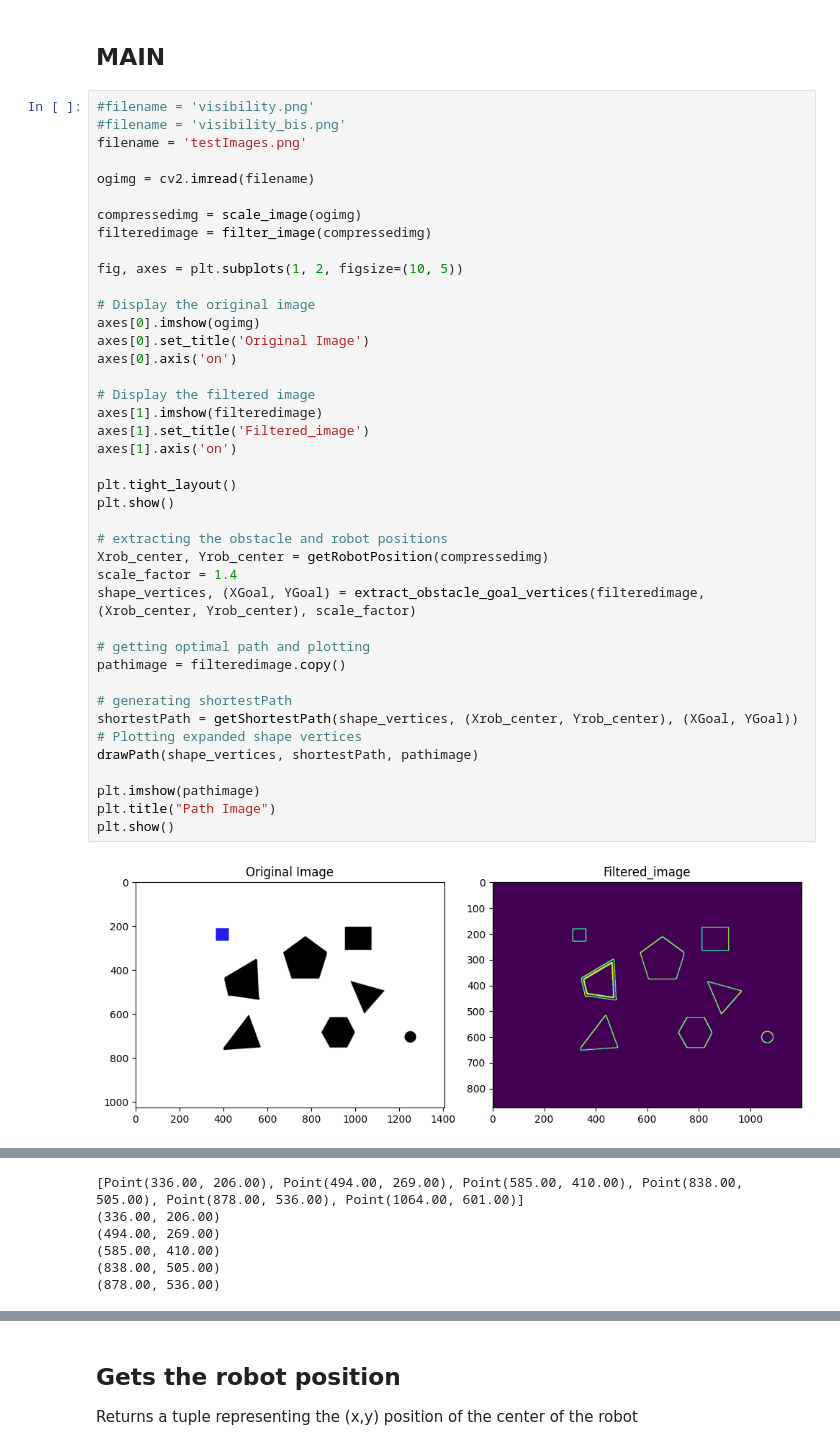
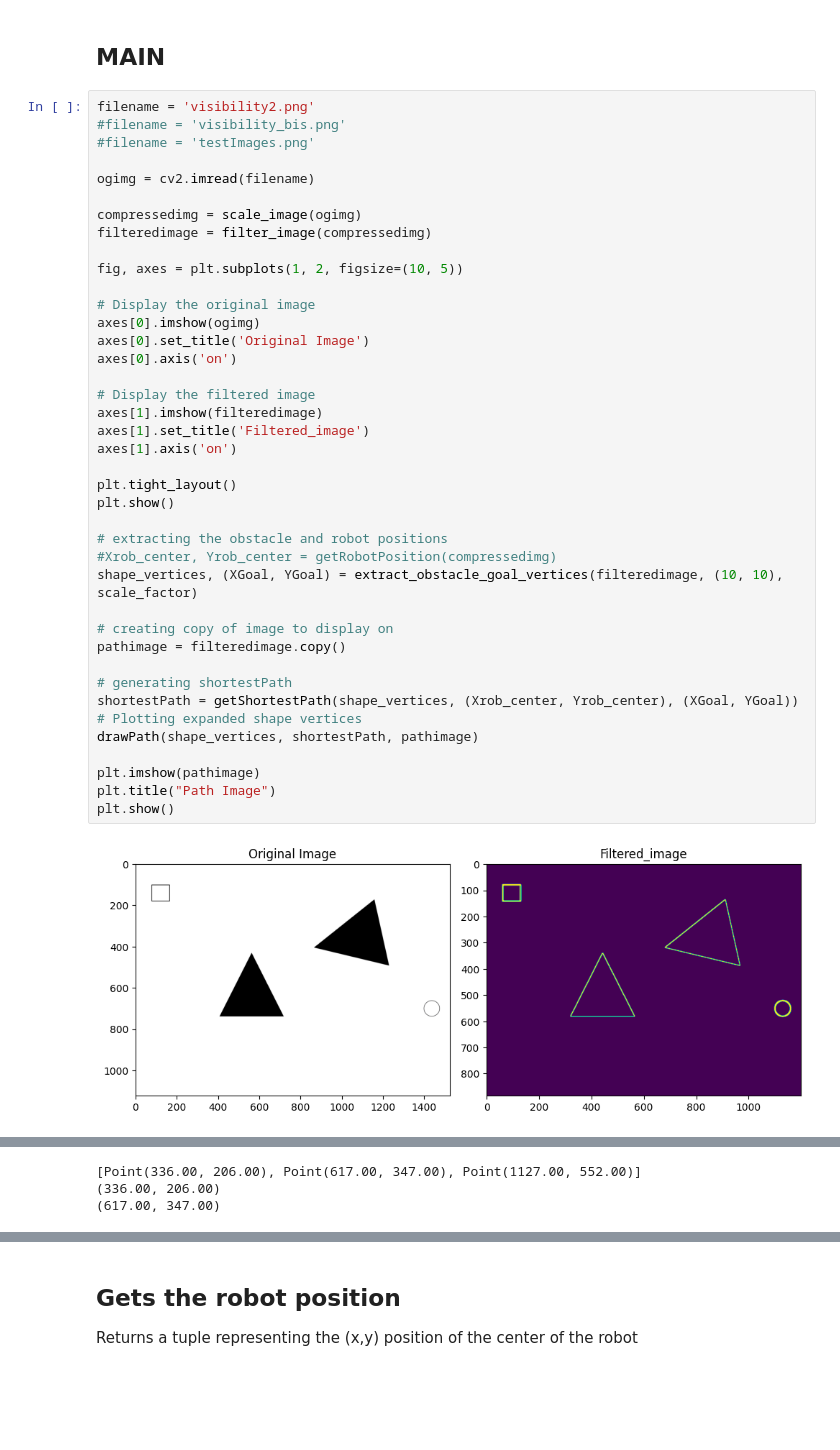
Before and after one commit to Owhenthesaints/Project_Basics_For_Mobile_Robotics, a Jupyter notebook: dependencies/CV and Path Planning Functions.ipynb, the cells around one changed output, grey strips where cells are left out. Cells and saved outputs as stored; diff of their text form; blank space fills up the shorter version.

```diff
--- a/dependencies/CV and Path Planning Functions.ipynb
+++ b/dependencies/CV and Path Planning Functions.ipynb
@@ -15,9 +15,9 @@ import pyvisgraph as vg
 # %% [markdown]
 ## MAIN
 # %%
-#filename = 'visibility.png'
+filename = 'visibility2.png'
 #filename = 'visibility_bis.png'
-filename = 'testImages.png'
+#filename = 'testImages.png'
 
 ogimg = cv2.imread(filename)
 
@@ -25,36 +25,35 @@ compressedimg = scale_image(ogimg)
 filteredimage = filter_image(compressedimg)
 
 fig, axes = plt.subplots(1, 2, figsize=(10, 5))
 
 # Display the original image
 axes[0].imshow(ogimg)
 axes[0].set_title('Original Image')
 axes[0].axis('on')
 
 # Display the filtered image
 axes[1].imshow(filteredimage)
 axes[1].set_title('Filtered_image')
 axes[1].axis('on')
 
 plt.tight_layout()
 plt.show()
 
 # extracting the obstacle and robot positions
-Xrob_center, Yrob_center = getRobotPosition(compressedimg)
-scale_factor = 1.4
-shape_vertices, (XGoal, YGoal) = extract_obstacle_goal_vertices(filteredimage, (Xrob_center, Yrob_center), scale_factor)
+#Xrob_center, Yrob_center = getRobotPosition(compressedimg)
+shape_vertices, (XGoal, YGoal) = extract_obstacle_goal_vertices(filteredimage, (10, 10), scale_factor)
 
-# getting optimal path and plotting
+# creating copy of image to display on
 pathimage = filteredimage.copy()
 
 # generating shortestPath
 shortestPath = getShortestPath(shape_vertices, (Xrob_center, Yrob_center), (XGoal, YGoal))
 # Plotting expanded shape vertices
 drawPath(shape_vertices, shortestPath, pathimage)
 
 plt.imshow(pathimage)
 plt.title("Path Image")
 plt.show()
 # %% [output]
-[figure, old version]
+[figure, new version]
 shape octagon
@@ -69,6 +76,3 @@ shape rectangle
-[Point(336.00, 206.00), Point(494.00, 269.00), Point(585.00, 410.00), Point(838.00, 505.00), Point(878.00, 536.00), Point(1064.00, 601.00)]
+[Point(336.00, 206.00), Point(617.00, 347.00), Point(1127.00, 552.00)]
 (336.00, 206.00)
-(494.00, 269.00)
-(585.00, 410.00)
-(838.00, 505.00)
-(878.00, 536.00)
+(617.00, 347.00)
```
Also changed, not shown: parts of 4 cells of this notebook, 2 other files.
